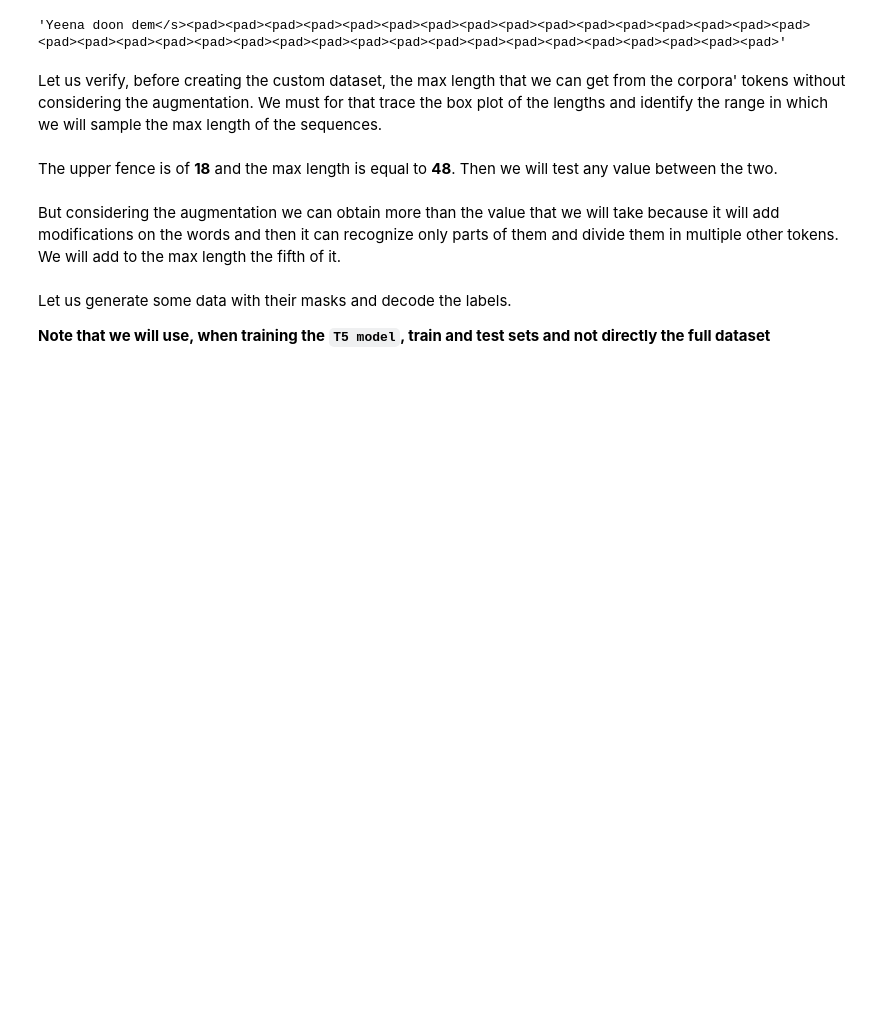
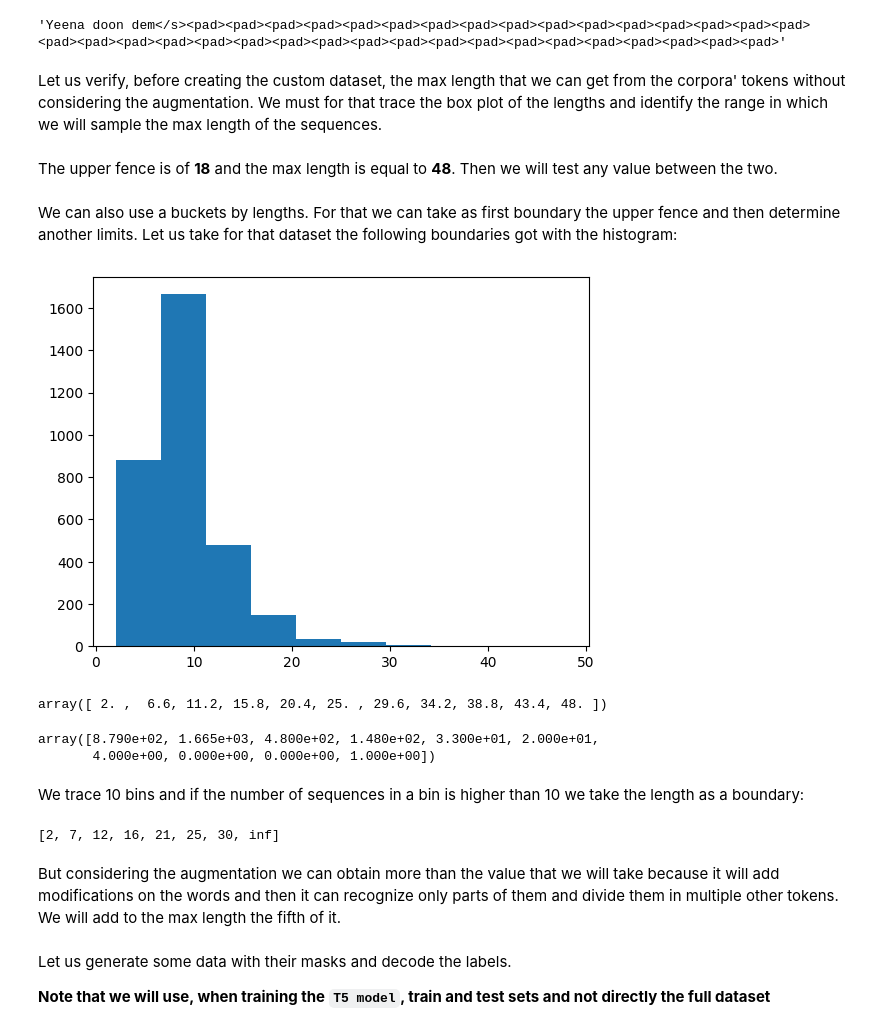
Before and after one commit to Oumar199/Wolof_traduction, a Jupyter notebook: creating_tokenizer_for_new_sentences2.ipynb, the cells around one changed output. Cells and saved outputs as stored; diff of their text form; code cells hidden in the pictures; blank space fills up the shorter version.

```diff
--- a/creating_tokenizer_for_new_sentences2.ipynb
+++ b/creating_tokenizer_for_new_sentences2.ipynb
@@ -192,6 +192,38 @@ fig = px.histogram(length, template="plotly_dark", labels=dict(x="Length of the
 fig.show()
 # %% [markdown]
 The upper fence is of **18** and the max length is equal to **48**. Then we will test any value between the two.
+# %% [markdown]
+We can also use a buckets by lengths. For that we can take as first boundary the upper fence and then determine another limits. Let us take for that dataset the following boundaries got with the histogram:
+# %%
+import numpy as np
+from math import ceil
+import matplotlib.pyplot as plt
+
+# Create histogram
+hist, bins, _ = plt.hist(length, bins=10)  # Adjust the number of bins as needed
+
+# Analyze the histogram
+# Identify peaks or gaps to determine the boundaries
+
+# Choose the boundaries based on the analysis
+boundaries = [ceil(bins[0])] + [ceil(bin) for bin, count in zip(bins[1:], hist) if count > 10] + [np.inf]
+# %% [output]
+[figure, added]
+# %%
+bins
+# %% [output]
+array([ 2. ,  6.6, 11.2, 15.8, 20.4, 25. , 29.6, 34.2, 38.8, 43.4, 48. ])
+# %%
+hist
+# %% [output]
+array([8.790e+02, 1.665e+03, 4.800e+02, 1.480e+02, 3.300e+01, 2.000e+01,
+       4.000e+00, 0.000e+00, 0.000e+00, 1.000e+00])
+# %% [markdown]
+We trace 10 bins and if the number of sequences in a bin is higher than 10 we take the length as a boundary:
+# %%
+boundaries
+# %% [output]
+[2, 7, 12, 16, 21, 25, 30, inf]
 # %% [markdown]
 But considering the augmentation we can obtain more than the value that we will take because it will add modifications on the words and then it can recognize only parts of them and divide them in multiple other tokens. We will add to the max length the fifth of it.
 # %%
```
Also changed, not shown: 3 other files.
